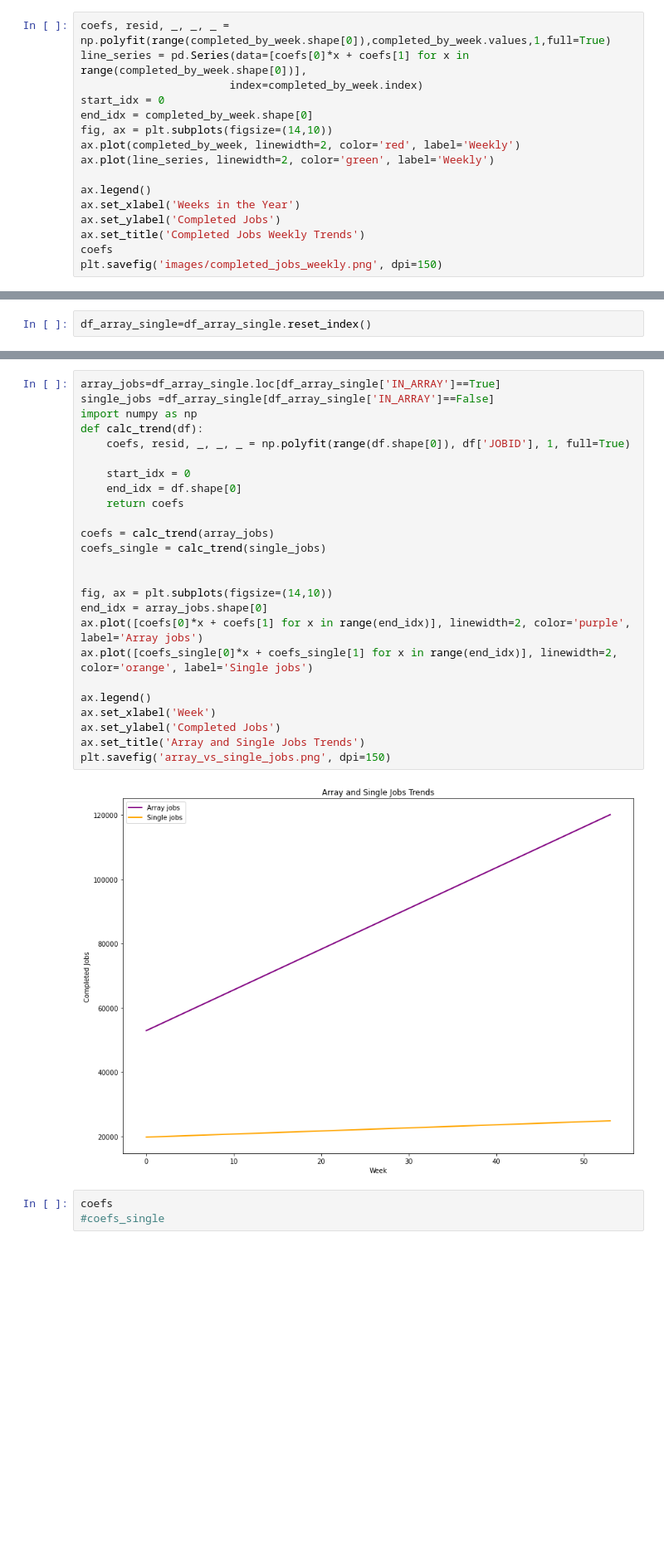
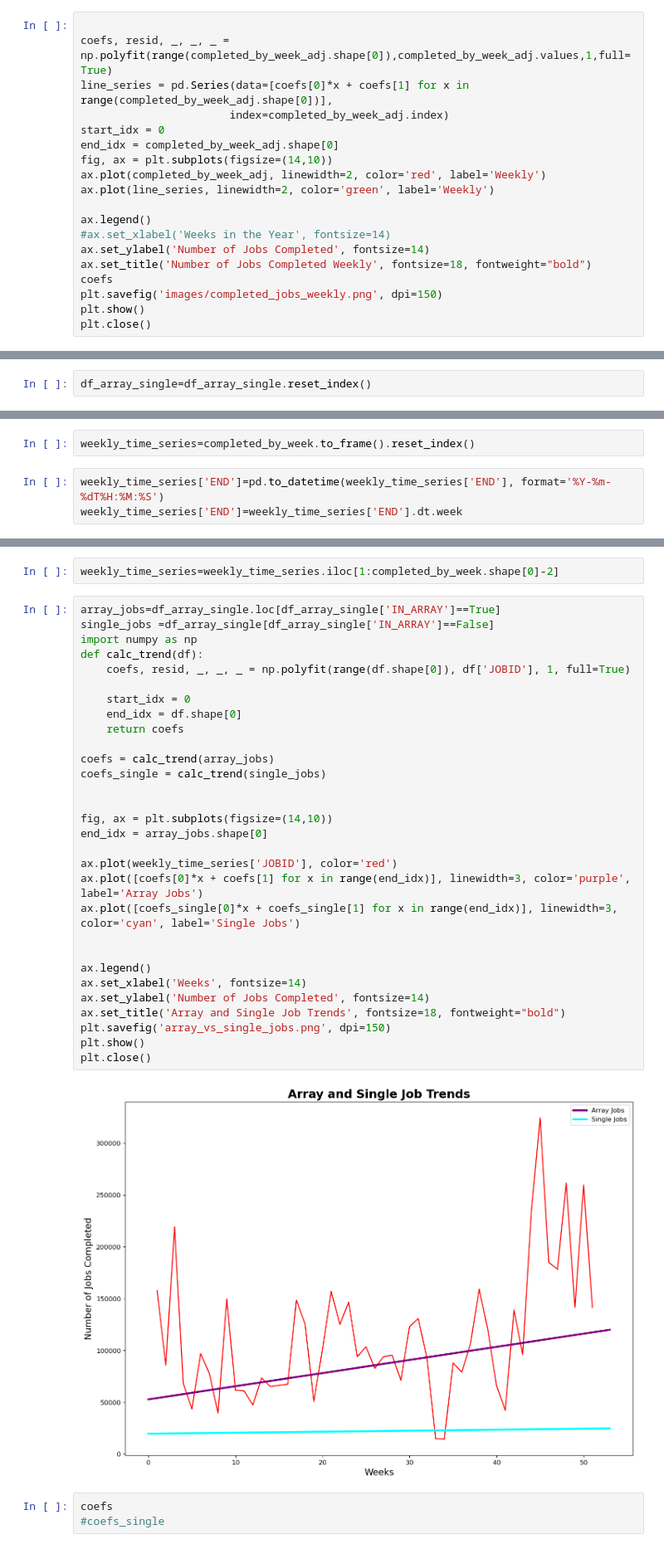
Before and after one commit to VahidehRasekhi/accre-sour_patch, a Jupyter notebook: Question1_revised.ipynb, the cells around one changed output, grey strips where cells are left out. Shown at 83% size. Drawn from its saved outputs; the diff is of its cells as text; blank space fills up the shorter version.

```diff
--- a/Question1_revised.ipynb
+++ b/Question1_revised.ipynb
@@ -198,17 +204,20 @@ plt.ylabel('Number of jobs');
 # %%
-coefs, resid, _, _, _ = np.polyfit(range(completed_by_week.shape[0]),completed_by_week.values,1,full=True)
-line_series = pd.Series(data=[coefs[0]*x + coefs[1] for x in range(completed_by_week.shape[0])],
-                       index=completed_by_week.index)
+
+coefs, resid, _, _, _ = np.polyfit(range(completed_by_week_adj.shape[0]),completed_by_week_adj.values,1,full=True)
+line_series = pd.Series(data=[coefs[0]*x + coefs[1] for x in range(completed_by_week_adj.shape[0])],
+                       index=completed_by_week_adj.index)
 start_idx = 0
-end_idx = completed_by_week.shape[0]
+end_idx = completed_by_week_adj.shape[0]
 fig, ax = plt.subplots(figsize=(14,10))
-ax.plot(completed_by_week, linewidth=2, color='red', label='Weekly')
+ax.plot(completed_by_week_adj, linewidth=2, color='red', label='Weekly')
 ax.plot(line_series, linewidth=2, color='green', label='Weekly')
 
 ax.legend()
-ax.set_xlabel('Weeks in the Year')
-ax.set_ylabel('Completed Jobs')
-ax.set_title('Completed Jobs Weekly Trends')
+#ax.set_xlabel('Weeks in the Year', fontsize=14)
+ax.set_ylabel('Number of Jobs Completed', fontsize=14)
+ax.set_title('Number of Jobs Completed Weekly', fontsize=18, fontweight="bold")
 coefs
 plt.savefig('images/completed_jobs_weekly.png', dpi=150)
+plt.show()
+plt.close()
 # %% [output]
@@ -259,0 +295,5 @@ df_array_single=df_array_single.reset_index()
+# %%
+weekly_time_series=completed_by_week.to_frame().reset_index()
+# %%
+weekly_time_series['END']=pd.to_datetime(weekly_time_series['END'], format='%Y-%m-%dT%H:%M:%S')
+weekly_time_series['END']=weekly_time_series['END'].dt.week
@@ -260,30 +321,37 @@ df_array_single=df_array_single.reset_index()
+# %%
+weekly_time_series=weekly_time_series.iloc[1:completed_by_week.shape[0]-2]
 # %%
 array_jobs=df_array_single.loc[df_array_single['IN_ARRAY']==True]
 single_jobs =df_array_single[df_array_single['IN_ARRAY']==False]
 import numpy as np
 def calc_trend(df):
     coefs, resid, _, _, _ = np.polyfit(range(df.shape[0]), df['JOBID'], 1, full=True)
 
     start_idx = 0
     end_idx = df.shape[0]
     return coefs
 
 coefs = calc_trend(array_jobs)
 coefs_single = calc_trend(single_jobs)
 
 
 fig, ax = plt.subplots(figsize=(14,10))
 end_idx = array_jobs.shape[0]
-ax.plot([coefs[0]*x + coefs[1] for x in range(end_idx)], linewidth=2, color='purple', label='Array jobs')
-ax.plot([coefs_single[0]*x + coefs_single[1] for x in range(end_idx)], linewidth=2, color='orange', label='Single jobs')
+
+ax.plot(weekly_time_series['JOBID'], color='red')
+ax.plot([coefs[0]*x + coefs[1] for x in range(end_idx)], linewidth=3, color='purple', label='Array Jobs')
+ax.plot([coefs_single[0]*x + coefs_single[1] for x in range(end_idx)], linewidth=3, color='cyan', label='Single Jobs')
+
 
 ax.legend()
-ax.set_xlabel('Week')
-ax.set_ylabel('Completed Jobs')
-ax.set_title('Array and Single Jobs Trends')
+ax.set_xlabel('Weeks', fontsize=14)
+ax.set_ylabel('Number of Jobs Completed', fontsize=14)
+ax.set_title('Array and Single Job Trends', fontsize=18, fontweight="bold")
 plt.savefig('array_vs_single_jobs.png', dpi=150)
+plt.show()
+plt.close()
 # %% [output]
-[figure, old version]
+[figure, new version]
 # %%
 coefs
 #coefs_single
```
Also changed, not shown: parts of 15 cells of this notebook.
